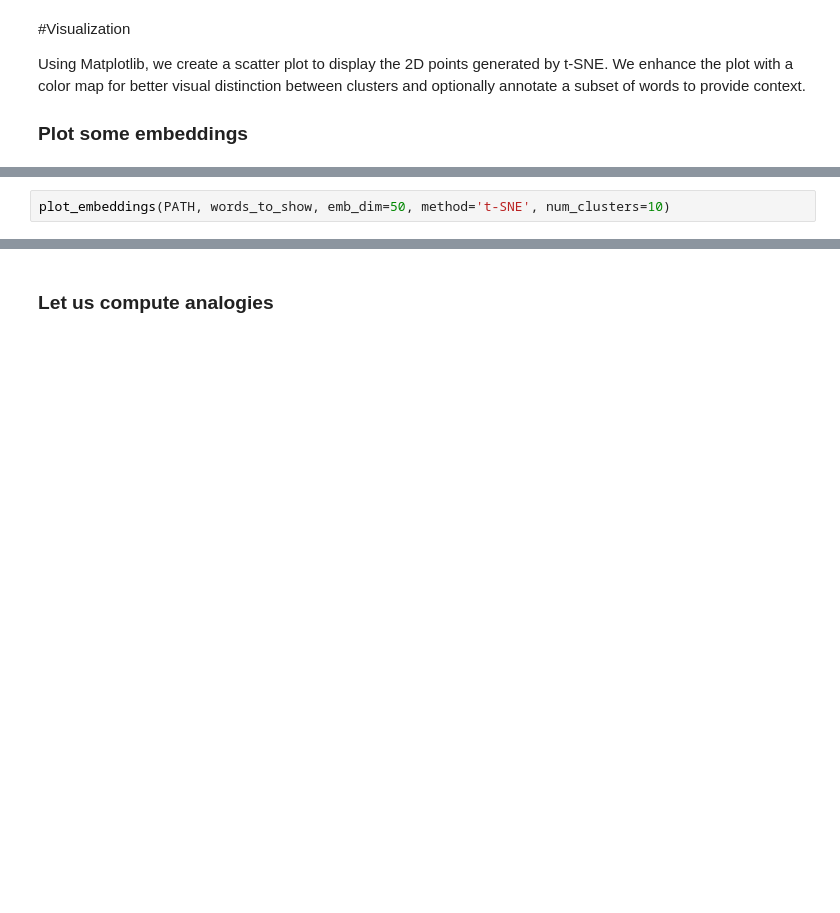
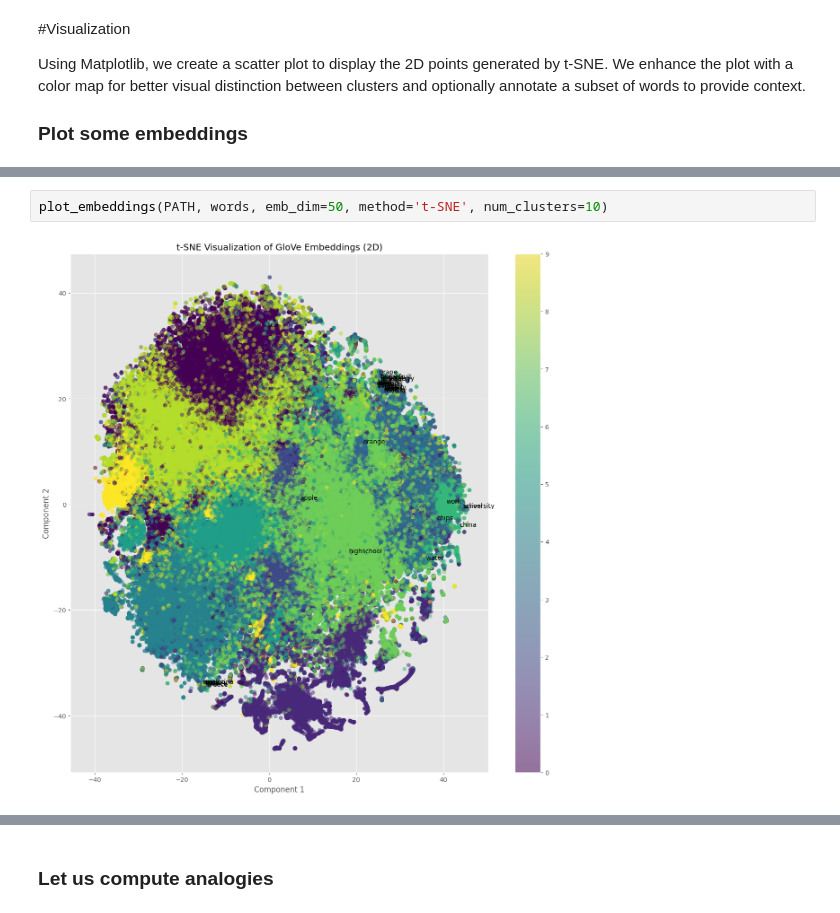
Before and after one commit to Astrocitos/Advanced-ML-Practices, a Jupyter notebook: TC5033_Activity3a_ID40.ipynb, the cells around one changed output, grey strips where cells are left out. Saved outputs shown, nothing was run; the diff lists cells and outputs as text; blank space fills up the shorter version.

```diff
--- a/TC5033_Activity3a_ID40.ipynb
+++ b/TC5033_Activity3a_ID40.ipynb
@@ -215,2 +250,4 @@ The clustering of points into different colors suggests that words that are sema
 # %%
-plot_embeddings(PATH, words_to_show, emb_dim=50, method='t-SNE', num_clusters=10)
+plot_embeddings(PATH, words, emb_dim=50, method='t-SNE', num_clusters=10)
+# %% [output]
+[figure, added]
```
Also changed, not shown: parts of 12 cells of this notebook.
